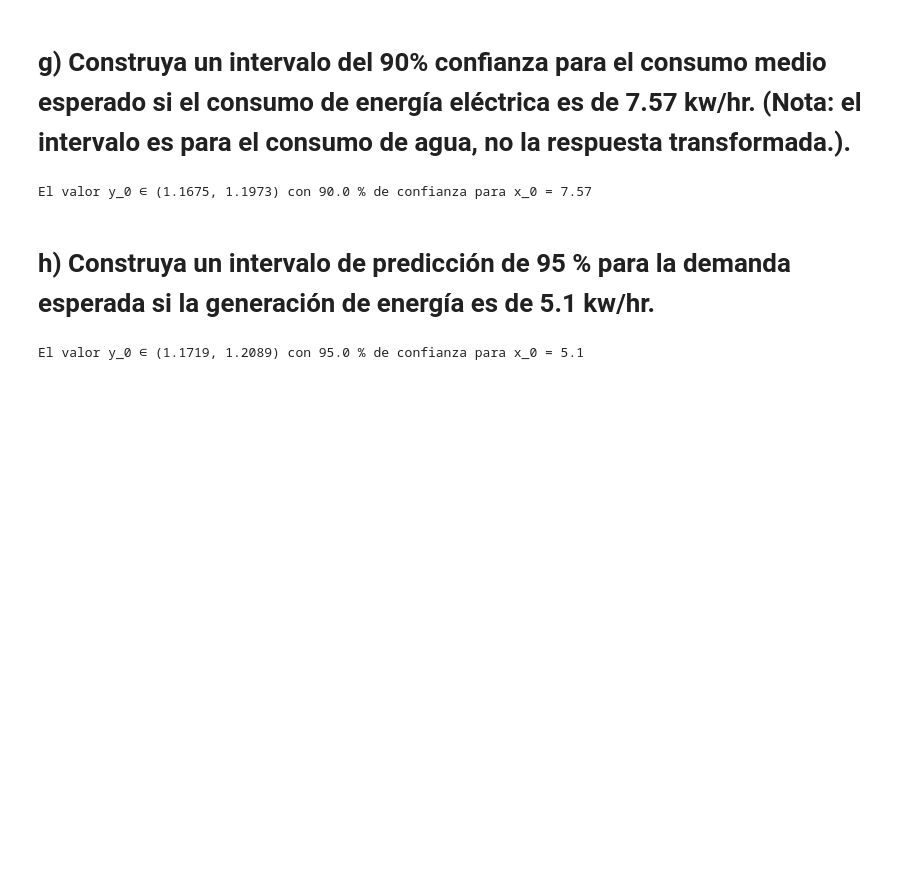
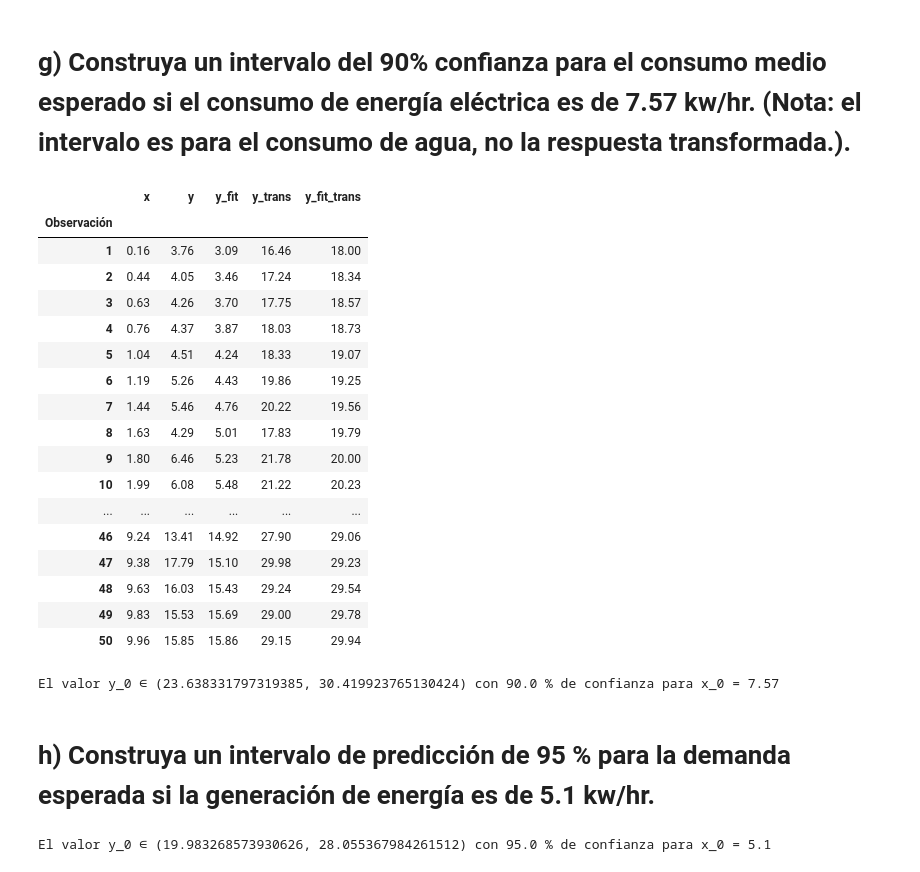
Before and after one commit to cegm/EA2-Entregables, a Jupyter notebook: Controles/Control 2/Control 2.ipynb, the cells around one changed output. Drawn from its saved outputs; the diff is of its cells as text; code cells hidden in the pictures; blank space fills up the shorter version.

```diff
--- a/Controles/Control 2/Control 2.ipynb
+++ b/Controles/Control 2/Control 2.ipynb
@@ -438,40 +476,45 @@ df.columns = pretty_columns
-# %%
-scatter_fit_plot(df, pretty_columns[0], pretty_columns[1], y_fit = pretty_columns[3], beta_0 = beta_0, beta_1 = beta_1)
-# %%
-working_columns = ["x", "y", "y_trans", "y_fit"]
-df.columns = working_columns
-
-
-df["y_fit_trans"], beta_0, beta_1 = fit(df, "x", "y_trans")
-pretty_columns = ["Consumo eléctrico [kW/h]",
-                  "Consumo de agua [m$^2$/mes]",
-                  "Transformación de Consumo de agua [m$^2$/mes]",
-                  "Ajuste lineal (respuesta original)",
-                  "Ajuste lineal (respuesta transformada)"]
-df.columns = pretty_columns
-
-scatter_fit_plot(df, pretty_columns[0], pretty_columns[2], y_fit = pretty_columns[4], beta_0 = beta_0, beta_1 = beta_1)
 # %% [markdown]
 # g) Construya un intervalo del 90% confianza para el consumo **medio** esperado si el consumo de energía eléctrica es de 7.57 kw/hr. (Nota: el intervalo es para el consumo de agua, no la respuesta transformada.).
+# %%
+display(df.sort_values("x"))
+# %% [output]
+|  | x | y | y_fit | y_trans | y_fit_trans |
+| Observación |  |  |  |  |  |
+| 1 | 0.16 | 3.76 | 3.09 | 16.46 | 18.00 |
+| 2 | 0.44 | 4.05 | 3.46 | 17.24 | 18.34 |
+| 3 | 0.63 | 4.26 | 3.70 | 17.75 | 18.57 |
+| 4 | 0.76 | 4.37 | 3.87 | 18.03 | 18.73 |
+| 5 | 1.04 | 4.51 | 4.24 | 18.33 | 19.07 |
+| 6 | 1.19 | 5.26 | 4.43 | 19.86 | 19.25 |
+| 7 | 1.44 | 5.46 | 4.76 | 20.22 | 19.56 |
+| 8 | 1.63 | 4.29 | 5.01 | 17.83 | 19.79 |
+| 9 | 1.80 | 6.46 | 5.23 | 21.78 | 20.00 |
+| 10 | 1.99 | 6.08 | 5.48 | 21.22 | 20.23 |
+| ... | ... | ... | ... | ... | ... |
+| 46 | 9.24 | 13.41 | 14.92 | 27.90 | 29.06 |
+| 47 | 9.38 | 17.79 | 15.10 | 29.98 | 29.23 |
+| 48 | 9.63 | 16.03 | 15.43 | 29.24 | 29.54 |
+| 49 | 9.83 | 15.53 | 15.69 | 29.00 | 29.78 |
+| 50 | 9.96 | 15.85 | 15.86 | 29.15 | 29.94 |
 # %%
 alpha = 0.1
 x_0 = 7.57
-CI_lb, CI_ub = prediction_CI(df, "x", "y", "y_fit", x_0, beta_0, beta_1, alpha = alpha)
-CI_lb = np.round(inv_box_cox_transformation_single_obs(df, "y", -0.25, CI_lb), 4)
-CI_ub = np.round(inv_box_cox_transformation_single_obs(df, "y", -0.25, CI_ub), 4)
+CI_lb, CI_ub = prediction_CI(df, "x", "y_trans", "y_fit_trans", x_0, beta_0, beta_1, alpha = alpha)
+#CI_lb = np.round(inv_box_cox_transformation_single_obs(df, "y", -0.25, CI_lb), 4)
+#CI_ub = np.round(inv_box_cox_transformation_single_obs(df, "y", -0.25, CI_ub), 4)
 
 print(f"El valor y_0 ∈ ({CI_lb}, {CI_ub}) con {100*(1-alpha)} % de confianza para x_0 = {x_0}")
 # %% [output]
-El valor y_0 ∈ (1.1675, 1.1973) con 90.0 % de confianza para x_0 = 7.57
+El valor y_0 ∈ (23.638331797319385, 30.419923765130424) con 90.0 % de confianza para x_0 = 7.57
 # %% [markdown]
 # h) Construya un intervalo de predicción de 95 % para la demanda esperada si la generación de energía es de 5.1 kw/hr.
 # %%
 alpha = 0.05
 x_0 = 5.1
-CI_lb, CI_ub = prediction_CI(df, "x", "y", "y_fit", x_0, beta_0, beta_1, alpha = alpha)
-CI_lb = np.round(inv_box_cox_transformation_single_obs(df, "y", -0.25, CI_lb), 4)
-CI_ub = np.round(inv_box_cox_transformation_single_obs(df, "y", -0.25, CI_ub), 4)
+CI_lb, CI_ub = prediction_CI(df, "x", "y_trans", "y_fit_trans", x_0, beta_0, beta_1, alpha = alpha)
+#CI_lb = np.round(inv_box_cox_transformation_single_obs(df, "y", -0.25, CI_lb), 4)
+#CI_ub = np.round(inv_box_cox_transformation_single_obs(df, "y", -0.25, CI_ub), 4)
 
 print(f"El valor y_0 ∈ ({CI_lb}, {CI_ub}) con {100*(1-alpha)} % de confianza para x_0 = {x_0}")
 # %% [output]
-El valor y_0 ∈ (1.1719, 1.2089) con 95.0 % de confianza para x_0 = 5.1
+El valor y_0 ∈ (19.983268573930626, 28.055367984261512) con 95.0 % de confianza para x_0 = 5.1
```
Also changed, not shown: parts of 21 cells of this notebook.
